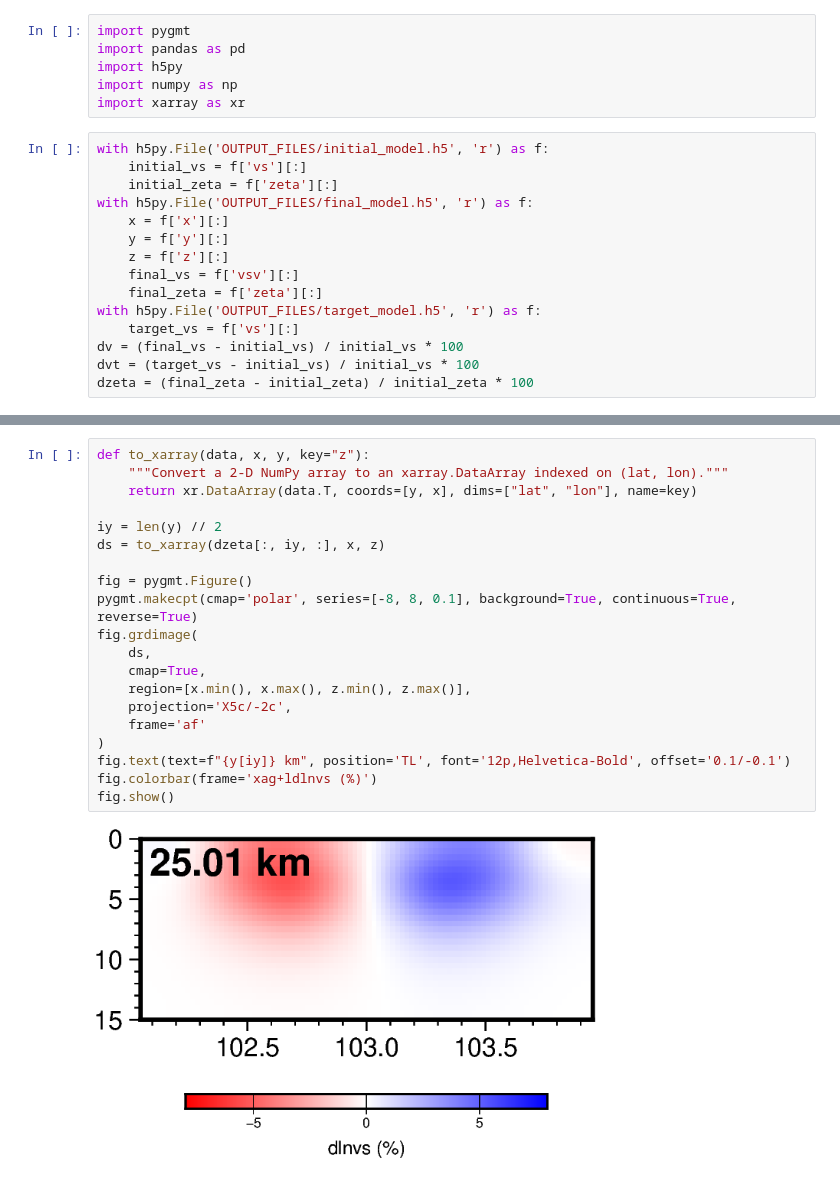
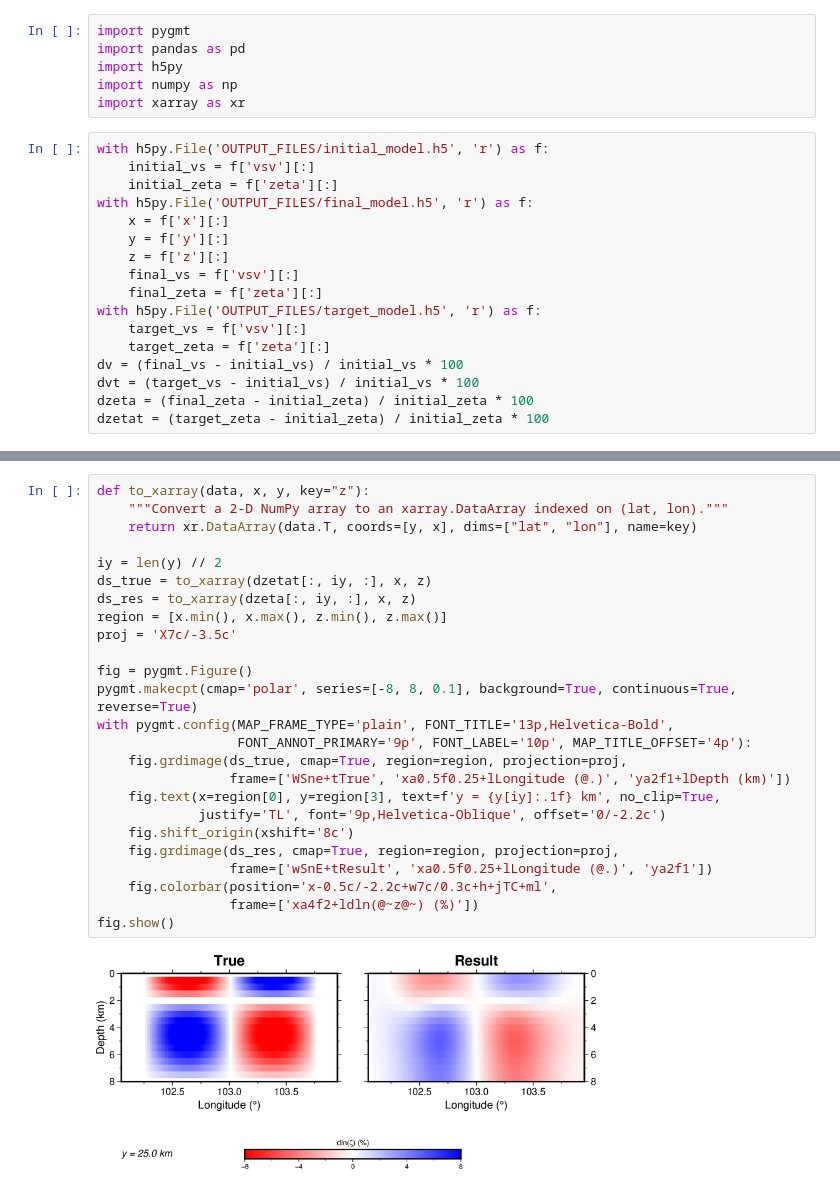
Before and after one commit to xumi1993/SurfATTPP, a Jupyter notebook: examples/02_checkerboard_radial_ani/plot_model.ipynb, the cells around one changed output, grey strips where cells are left out. Drawn from its saved outputs; the diff is of its cells as text.

```diff
--- a/examples/02_checkerboard_radial_ani/plot_model.ipynb
+++ b/examples/02_checkerboard_radial_ani/plot_model.ipynb
@@ -6,7 +6,7 @@ import numpy as np
 import xarray as xr
 # %%
 with h5py.File('OUTPUT_FILES/initial_model.h5', 'r') as f:
-    initial_vs = f['vs'][:]
+    initial_vs = f['vsv'][:]
     initial_zeta = f['zeta'][:]
 with h5py.File('OUTPUT_FILES/final_model.h5', 'r') as f:
     x = f['x'][:]
@@ -15,8 +15,10 @@ with h5py.File('OUTPUT_FILES/final_model.h5', 'r') as f:
     final_vs = f['vsv'][:]
     final_zeta = f['zeta'][:]
 with h5py.File('OUTPUT_FILES/target_model.h5', 'r') as f:
-    target_vs = f['vs'][:]
+    target_vs = f['vsv'][:]
+    target_zeta = f['zeta'][:]
 dv = (final_vs - initial_vs) / initial_vs * 100
 dvt = (target_vs - initial_vs) / initial_vs * 100
 dzeta = (final_zeta - initial_zeta) / initial_zeta * 100
+dzetat = (target_zeta - initial_zeta) / initial_zeta * 100
 # %%
@@ -41,22 +50,27 @@ fig.show()
 # %%
 def to_xarray(data, x, y, key="z"):
     """Convert a 2-D NumPy array to an xarray.DataArray indexed on (lat, lon)."""
     return xr.DataArray(data.T, coords=[y, x], dims=["lat", "lon"], name=key)
 
 iy = len(y) // 2
-ds = to_xarray(dzeta[:, iy, :], x, z)
+ds_true = to_xarray(dzetat[:, iy, :], x, z)
+ds_res = to_xarray(dzeta[:, iy, :], x, z)
+region = [x.min(), x.max(), z.min(), z.max()]
+proj = 'X7c/-3.5c'
 
 fig = pygmt.Figure()
 pygmt.makecpt(cmap='polar', series=[-8, 8, 0.1], background=True, continuous=True, reverse=True)
-fig.grdimage(
-    ds,
-    cmap=True,
-    region=[x.min(), x.max(), z.min(), z.max()],
-    projection='X5c/-2c',
-    frame='af'
-)
-fig.text(text=f"{y[iy]} km", position='TL', font='12p,Helvetica-Bold', offset='0.1/-0.1')
-fig.colorbar(frame='xag+ldlnvs (%)')
+with pygmt.config(MAP_FRAME_TYPE='plain', FONT_TITLE='13p,Helvetica-Bold',
+                  FONT_ANNOT_PRIMARY='9p', FONT_LABEL='10p', MAP_TITLE_OFFSET='4p'):
+    fig.grdimage(ds_true, cmap=True, region=region, projection=proj,
+                 frame=['WSne+tTrue', 'xa0.5f0.25+lLongitude (@.)', 'ya2f1+lDepth (km)'])
+    fig.text(x=region[0], y=region[3], text=f'y = {y[iy]:.1f} km', no_clip=True,
+             justify='TL', font='9p,Helvetica-Oblique', offset='0/-2.2c')
+    fig.shift_origin(xshift='8c')
+    fig.grdimage(ds_res, cmap=True, region=region, projection=proj,
+                 frame=['wSnE+tResult', 'xa0.5f0.25+lLongitude (@.)', 'ya2f1'])
+    fig.colorbar(position='x-0.5c/-2.2c+w7c/0.3c+h+jTC+ml',
+                 frame=['xa4f2+ldln(@~z@~) (%)'])
 fig.show()
 # %% [output]
-[figure, old version]
+[figure, new version]
```
Also changed, not shown: parts of 3 cells of this notebook, 3 other files.
